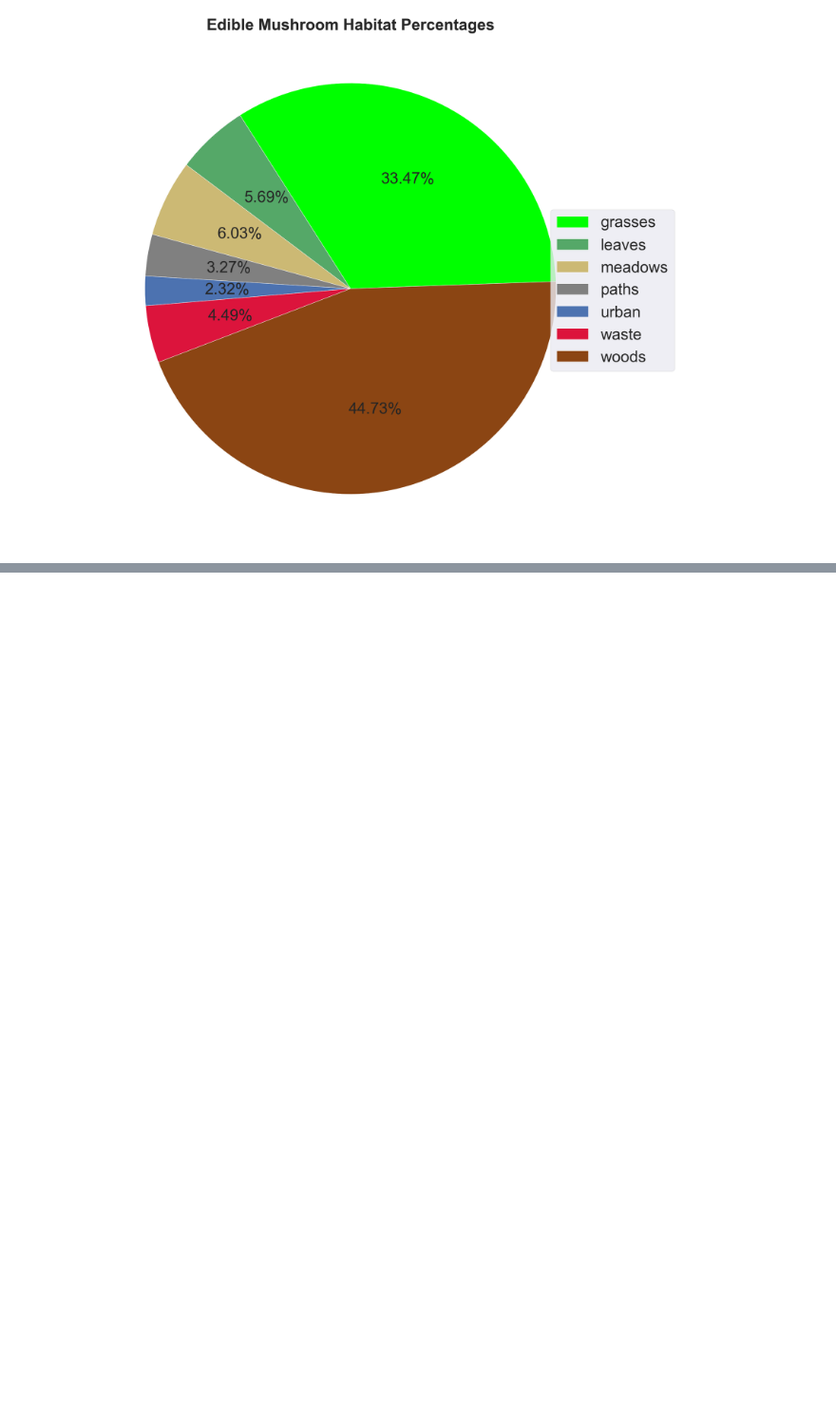
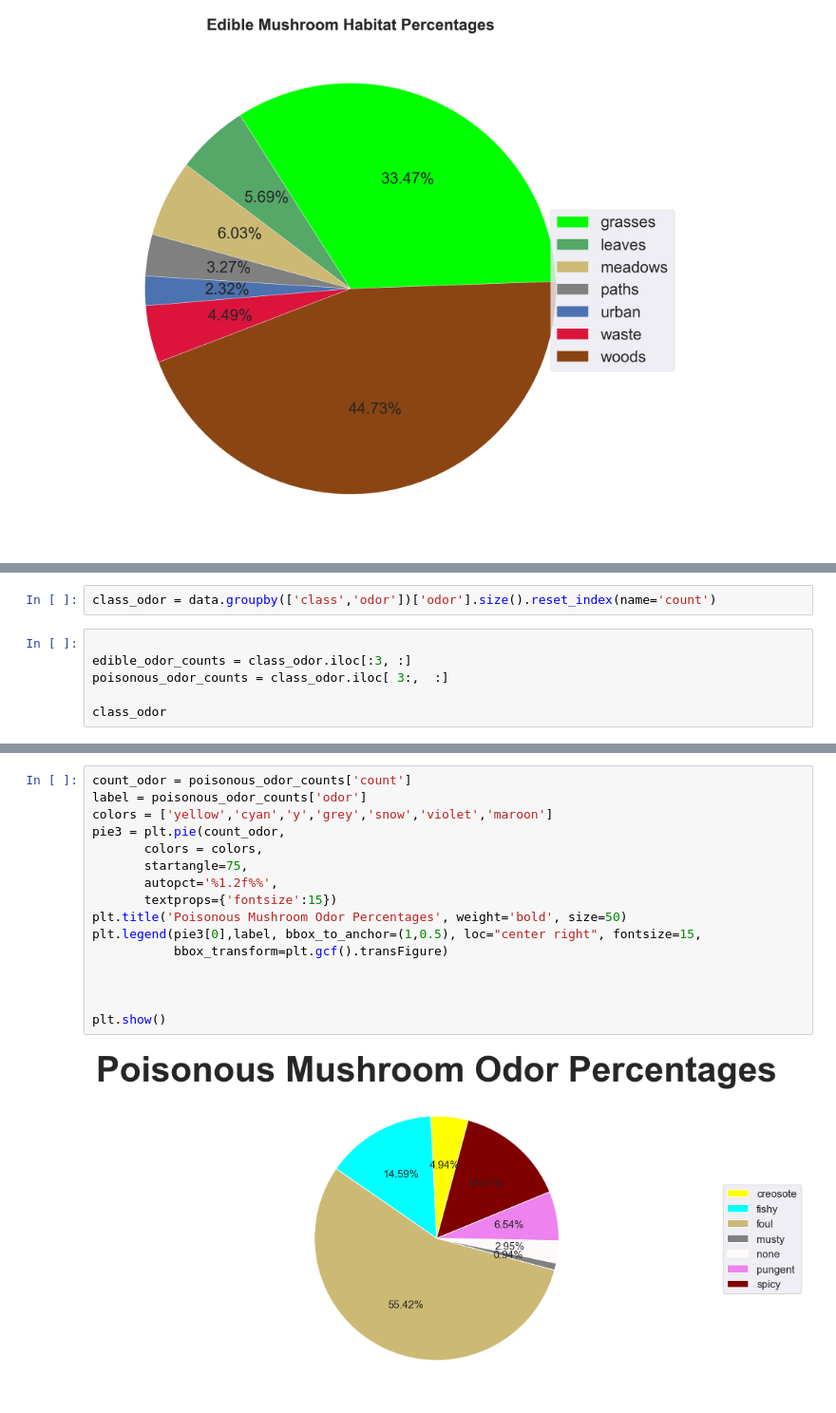
Before and after one commit to csun-data-science-bootcamp-20/Group9, a Jupyter notebook: Mushrooms.ipynb, the cells around one changed output, grey strips where cells are left out. Shown at 95% size. Saved outputs shown, nothing was run; the diff lists cells and outputs as text; blank space fills up the shorter version.

```diff
--- a/Mushrooms.ipynb
+++ b/Mushrooms.ipynb
@@ -762,0 +763,8 @@ plt.show()
+# %%
+class_odor = data.groupby(['class','odor'])['odor'].size().reset_index(name='count')
+# %%
+
+edible_odor_counts = class_odor.iloc[:3, :]
+poisonous_odor_counts = class_odor.iloc[ 3:,  :]
+
+class_odor
@@ -762,0 +793,18 @@ plt.show()
+# %%
+count_odor = poisonous_odor_counts['count']
+label = poisonous_odor_counts['odor']
+colors = ['yellow','cyan','y','grey','snow','violet','maroon']
+pie3 = plt.pie(count_odor,
+       colors = colors,
+       startangle=75,
+       autopct='%1.2f%%',
+       textprops={'fontsize':15})
+plt.title('Poisonous Mushroom Odor Percentages', weight='bold', size=50)
+plt.legend(pie3[0],label, bbox_to_anchor=(1,0.5), loc="center right", fontsize=15,
+           bbox_transform=plt.gcf().transFigure)
+
+
+
+plt.show()
+# %% [output]
+[figure, added]
```
Also changed, not shown: parts of 21 cells of this notebook.
